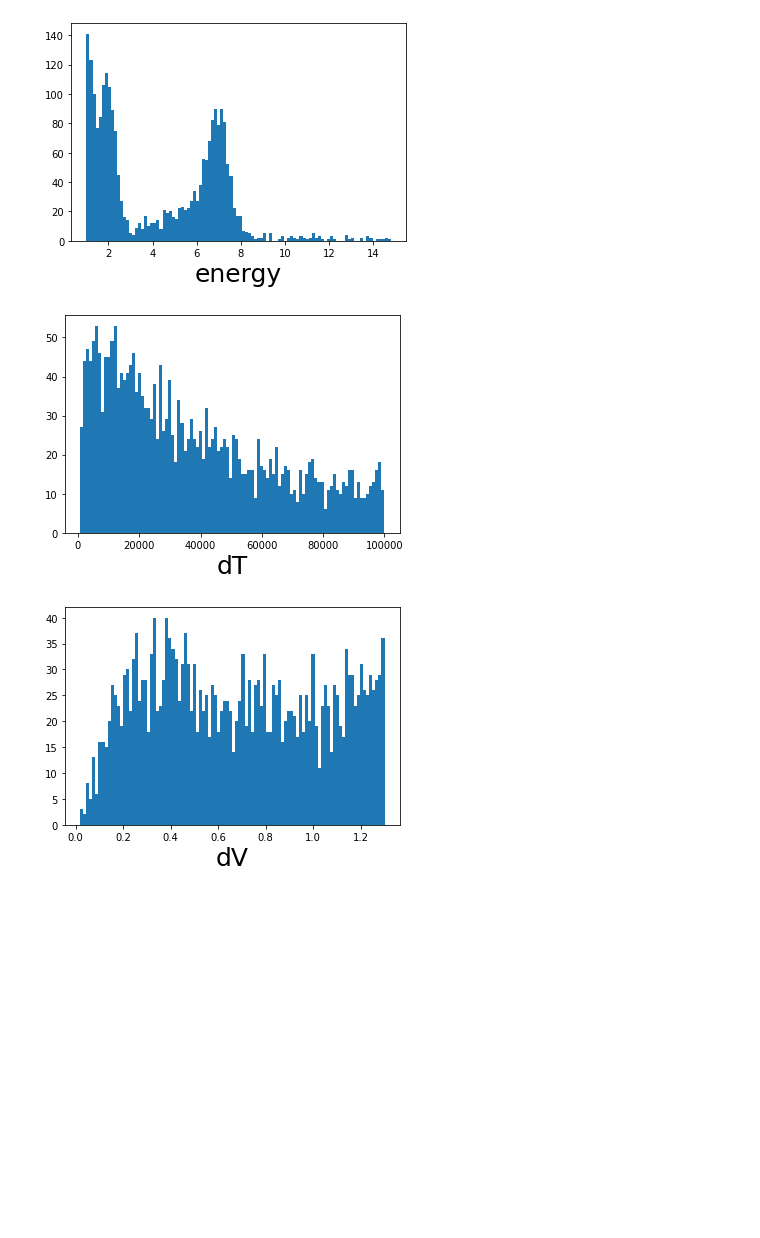
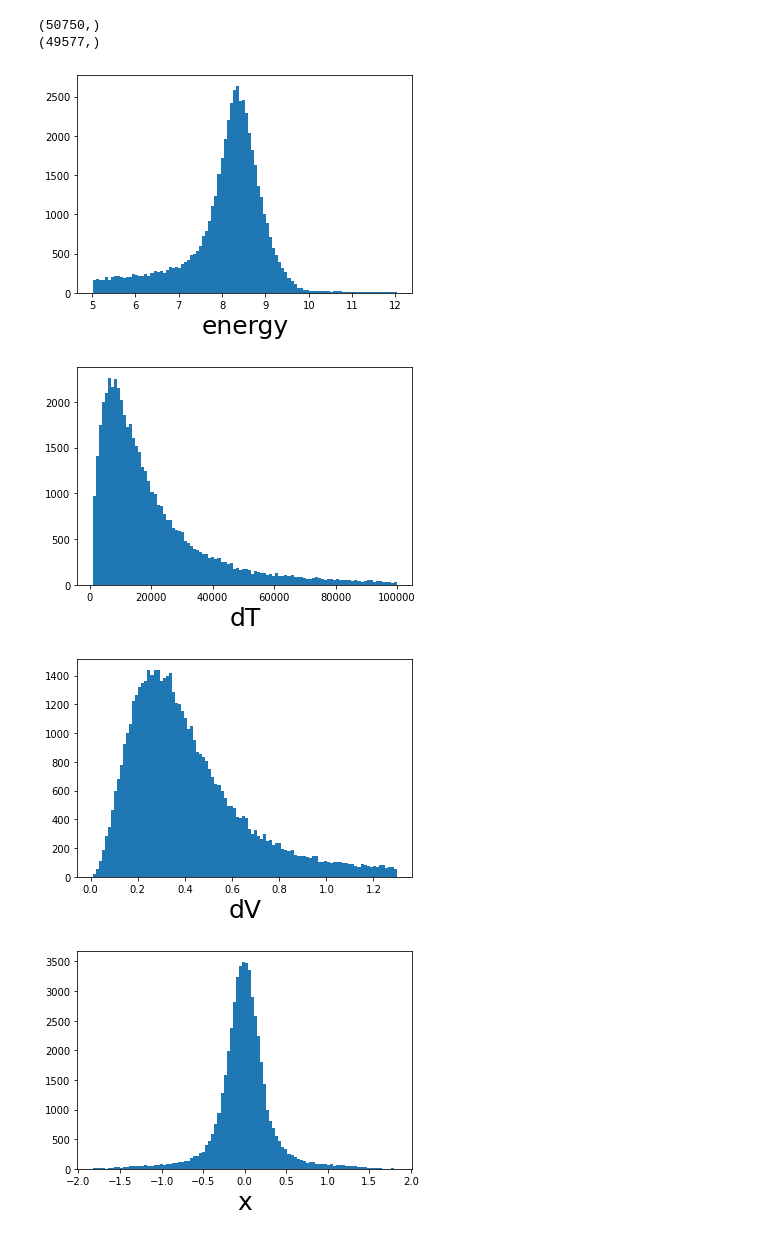
Before and after one commit to chyoo92/JSNS2_vertex, a Jupyter notebook: find_Cf.ipynb, the cells around one changed output. Saved outputs shown, nothing was run; the diff lists cells and outputs as text; code cells hidden in the pictures; blank space fills up the shorter version.

```diff
--- a/find_Cf.ipynb
+++ b/find_Cf.ipynb
@@ -7,7 +7,8 @@ from matplotlib.colors import LogNorm
 import uproot
 from tqdm import tqdm
 # %%
-list_dir = os.listdir("/users/wonsang1995/CWDataDir_ver0_Cf_2021_noOverlapped_vetoQcut_E10to20/v3/comb/FN/")
+list_dir = os.listdir("/users/wonsang1995/CWDataDir_ver0_2021_Cf_1226_delayed/v3/comb/FN/")
+# list_dir = os.listdir("/users/wonsang1995/CWDataDir_ver0_2021_Cf_1226_prompt/v3/comb/FN/")
 # %%
 energy_all=[]
 x_all=[]
@@ -15,11 +16,12 @@ y_all=[]
 z_all=[]
 dT_all = []
 dV_all = []
-Dir = "/users/wonsang1995/CWDataDir_ver0_Cf_2021_3/v3/comb/FN/"
+Dir = "/users/wonsang1995/CWDataDir_ver0_2021_Cf_1226_delayed/v3/comb/FN/"
+# Dir = "/users/wonsang1995/CWDataDir_ver0_2021_Cf_1226_prompt/v3/comb/FN/"
 for filename in tqdm(list_dir):
-    if filename.split('.')[2][3:] != '1521': continue
+#     if filename.split('.')[2][3:] != '1521': continue
     fin = uproot.open(Dir+filename)
-    energy = np.array(fin['comTree']['RecoFlux'])/(5200/8)
+    energy = np.array(fin['comTree']['RecoFlux'])/(4428/8)
     vtx = np.array(fin['comTree']['RecoVertex']).T
     dT = np.array(fin['comTree']['Var1'])
     dV = np.array(fin['comTree']['Var2'])
@@ -43,16 +46,35 @@ cut=(dV_all>.6)
+# %%
+print(energy_all.shape)
+print(energy_all[cut].shape)
+# %% [output]
+(50750,)
+(49577,)
 # %%
 plt.hist(energy_all,bins=100)
 plt.xlabel('energy',fontsize=25)
 plt.show()
 
 plt.hist(dT_all,bins=100)
 plt.xlabel('dT',fontsize=25)
 plt.show()
 
 plt.hist(dV_all,bins=100)
 plt.xlabel('dV',fontsize=25)
 plt.show()
+
+plt.hist(x_all,bins=100)
+plt.xlabel('x',fontsize = 25)
+plt.show()
+
+plt.hist(y_all,bins=100)
+plt.xlabel('y',fontsize = 25)
+plt.show()
+
+plt.hist(z_all,bins=100)
+plt.xlabel('z',fontsize = 25)
+plt.show()
 # %% [output]
-[figure, old version]
+[figure, new version]
-[figure, old version]
+[figure, new version]
-[figure, old version]
+[figure, new version]
+[figure, added]
```
Also changed, not shown: parts of 15 cells of this notebook, 9 other files.
